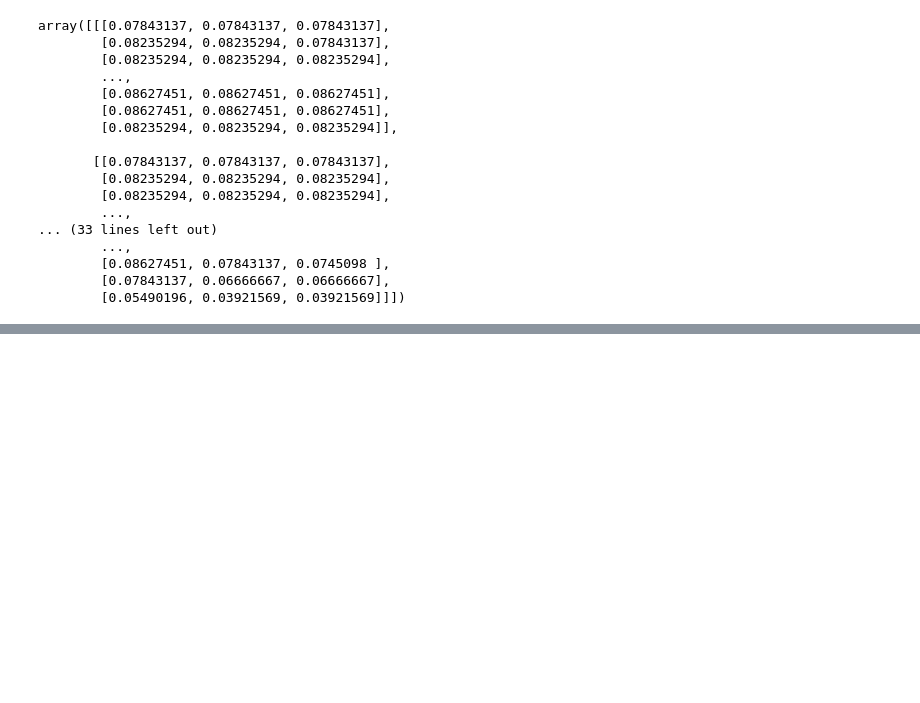
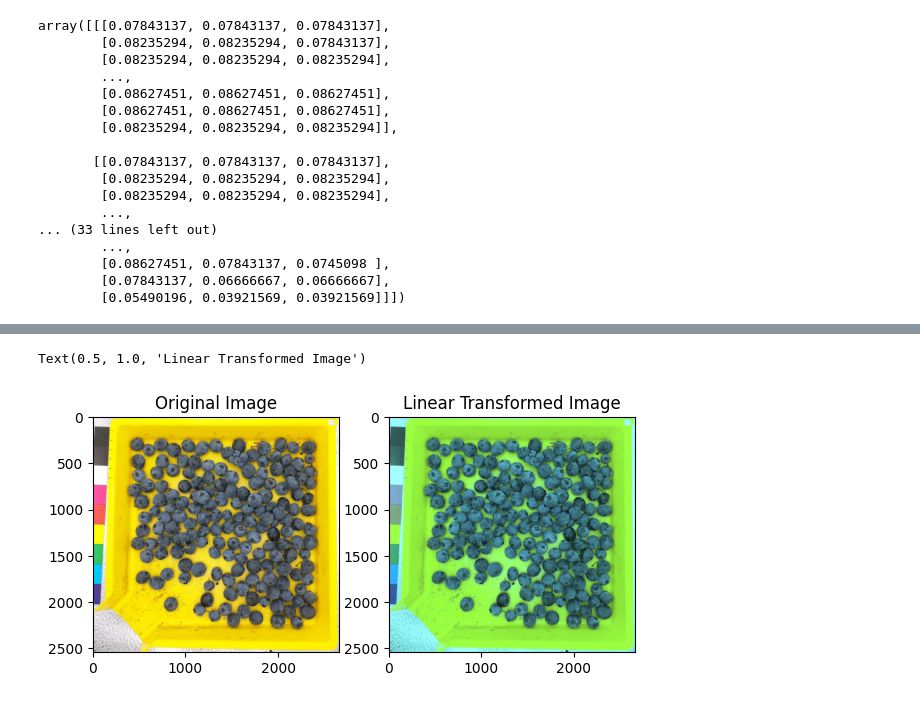
Before and after one commit to smarabattula/aros-blueberry, a Jupyter notebook: ColorCorrection.ipynb, the cells around one changed output, grey strips where cells are left out. Cells and saved outputs as stored; diff of their text form; code cells hidden in the pictures; blank space fills up the shorter version.

```diff
--- a/ColorCorrection.ipynb
+++ b/ColorCorrection.ipynb
@@ -212,0 +238,12 @@ array([[[0.07843137, 0.07843137, 0.07843137],
+# %%
+img_path = r"blueberry_segmentation-2\test\NC5286_F2_15_1_jpg.rf.11c0925e901a66c05efa919105641dbe.jpg"
+# r"blueberry_segmentation-2\test\H1-Marimba_F2_28_15_jpg.rf.a1800937ba7d05cbfd44fbd8cf9c5bd8.jpg"
+img_test = cv2.cvtColor(cv2.imread(img_path),cv2.COLOR_BGR2RGB)
+fig, ax = plt.subplots(1,2,figsize = (7,7))
+ax[0].imshow(img_test/255.0)
+ax[0].set_title("Original Image")
+ax[1].imshow(np.matmul(img_test/255.0, T).clip(0,1))
+ax[1].set_title("Linear Transformed Image")
+# %% [output]
+Text(0.5, 1.0, 'Linear Transformed Image')
+[figure, added]
```
Also changed, not shown: parts of 11 cells of this notebook, 4 other files.
